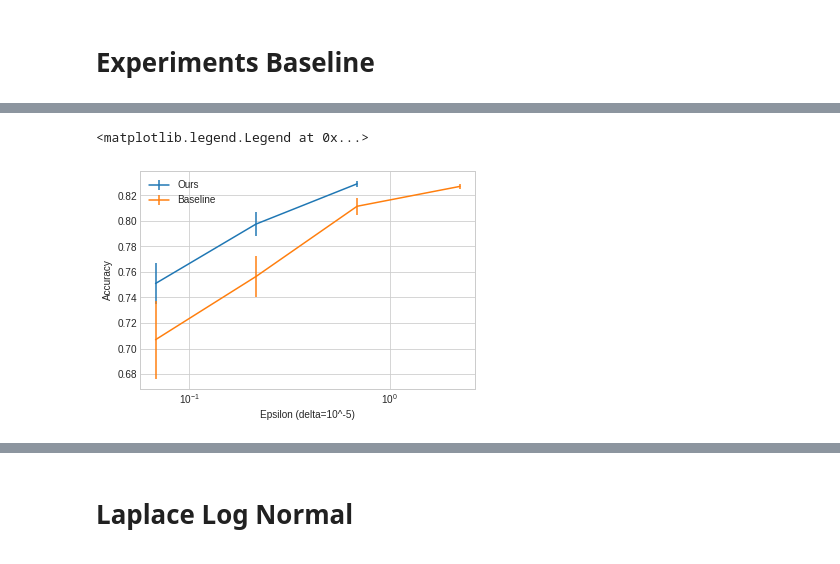
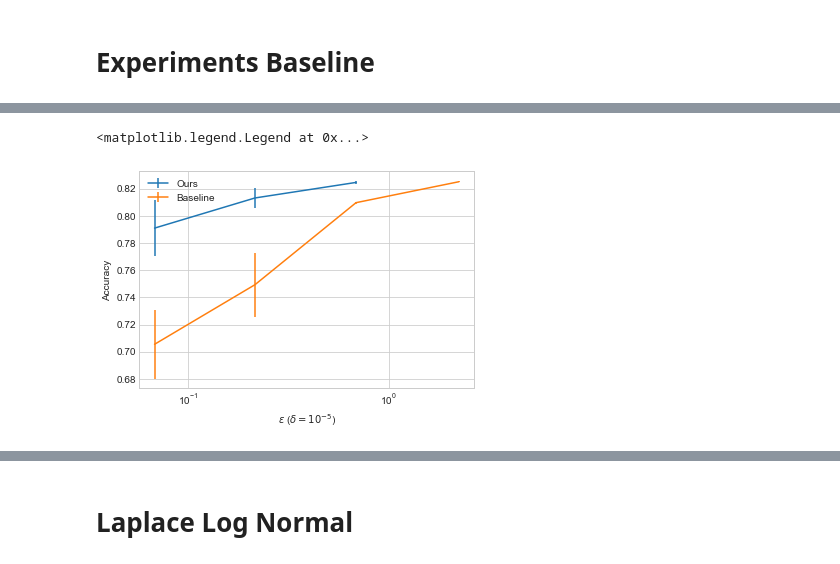
Before and after one commit to twosixlabs/csl, a Jupyter notebook: experiments/immediate_sensitivity/Simple DP-SGD.ipynb, the cells around one changed output, grey strips where cells are left out. Drawn from its saved outputs; the diff is of its cells as text; code cells hidden in the pictures.

Commit message:
gaussian experiment

```diff
--- a/experiments/immediate_sensitivity/Simple DP-SGD.ipynb
+++ b/experiments/immediate_sensitivity/Simple DP-SGD.ipynb
@@ -180,0 +197,29 @@ def compute_sens(xs, t, n, m, a, b, lhs_indices, rhs_indices):
+# %%
+#@njit()
+def smooth_gaussian_noise(vec, sens, eps, delta=1e-5):
+    alpha = eps/(5*np.sqrt(np.log(2/delta)))
+
+    d  = len(vec)
+    nv = np.random.normal(size=d)
+    # unsure if this multiplication is right. It makes the results dope
+    hz = nv #*(2*np.pi)**(-(d/2 - 1))
+    return vec + hz*sens/alpha
+
+@njit()
+def gaussian_beta(d, eps, delta=1e-5):
+    return eps/(4*(d + np.log(2/delta)))
+
+#@njit()
+def compute_gauss_senses(xs, m, a, b, eps, delta=1e-5):
+    clipped_xs = xs.clip(a, b)
+    n = len(clipped_xs)
+
+    t = gaussian_beta(len(xs), eps, delta)
+    sens = compute_sens(clipped_xs, t, n, m, a, b)
+    return np.mean(clipped_xs), sens
+# %%
+eps = .01
+delta=1e-5
+test_array = np.random.normal(loc=5, scale=1, size=20).clip(a, b)
+t = gaussian_beta(len(test_array), eps, delta)
+compute_sens(test_array, t, n, m, a, b)
@@ -351,11 +461,15 @@ our_stds = stds[3:]
 # %%
-rhos = [0.01, 0.001, 0.0001]
+rhos = [0.01, 0.001, 0.0001,.00001,.0000001]
 our_epsilons = [zcdp_eps(rho, 1e-5) for rho in rhos]
 
 our_means = []
 our_stds = []
 for rho in rhos:
-    accs = [accuracy(smooth_dp_gradient_descent(5, rho)) for _ in range(10)]
+    accs = []
+    for _ in range(3):
+        accs.append(accuracy(smooth_gaussian_dp_gradient_descent(5, rho)))
+        print(accs[-1])
     our_means.append(np.mean(accs))
     our_stds.append(np.std(accs))
+    print(np.mean(accs))
 # %% [output]
@@ -400,6 +517,9 @@ baseline_epsilons = [zcdp_eps(rho, 1e-5) for rho in rhos]
 baseline_means = []
 baseline_stds = []
 for rho in rhos:
-    accs = [accuracy(dp_gradient_descent(5, rho)) for _ in range(10)]
+    accs = []
+    for _ in range(3):
+        accs.append(accuracy(dp_gradient_descent(5, rho)))
+        print(accs[-1])
     baseline_means.append(np.mean(accs))
     baseline_stds.append(np.std(accs))
@@ -406,12 +539,12 @@ for rho in rhos:
 # %%
 plt.errorbar(our_epsilons, our_means, yerr=our_stds, label='Ours')
 plt.errorbar(baseline_epsilons, baseline_means, yerr=baseline_stds, label='Baseline')
 plt.xscale('log')
-plt.xlabel('Epsilon (delta=10^-5)')
+plt.xlabel('$\epsilon$ ($\delta=10^{-5}$)')
 plt.ylabel('Accuracy')
 plt.legend()
 # %% [output]
 <matplotlib.legend.Legend at 0x...>
-[figure, old version]
+[figure, new version]
 # %%
 [(eps, acc) for eps, acc in zip(baseline_epsilons, baseline_means)]
```
Also changed, not shown: parts of 20 cells of this notebook.
